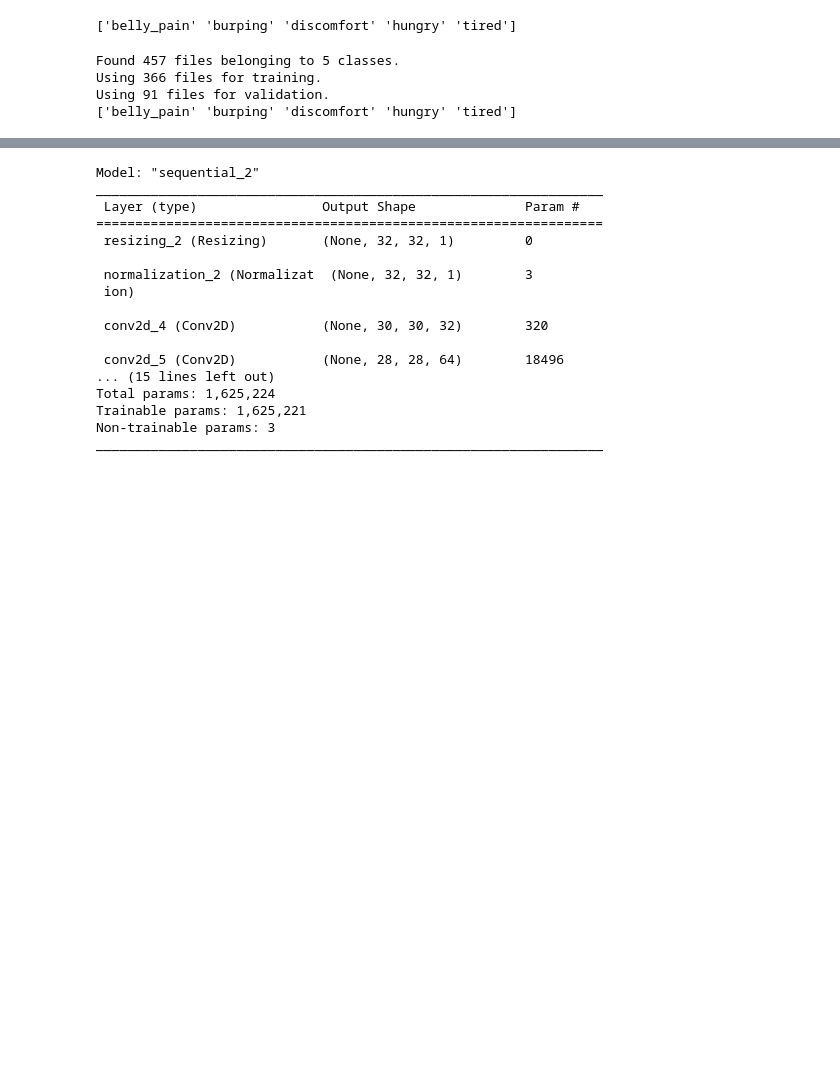
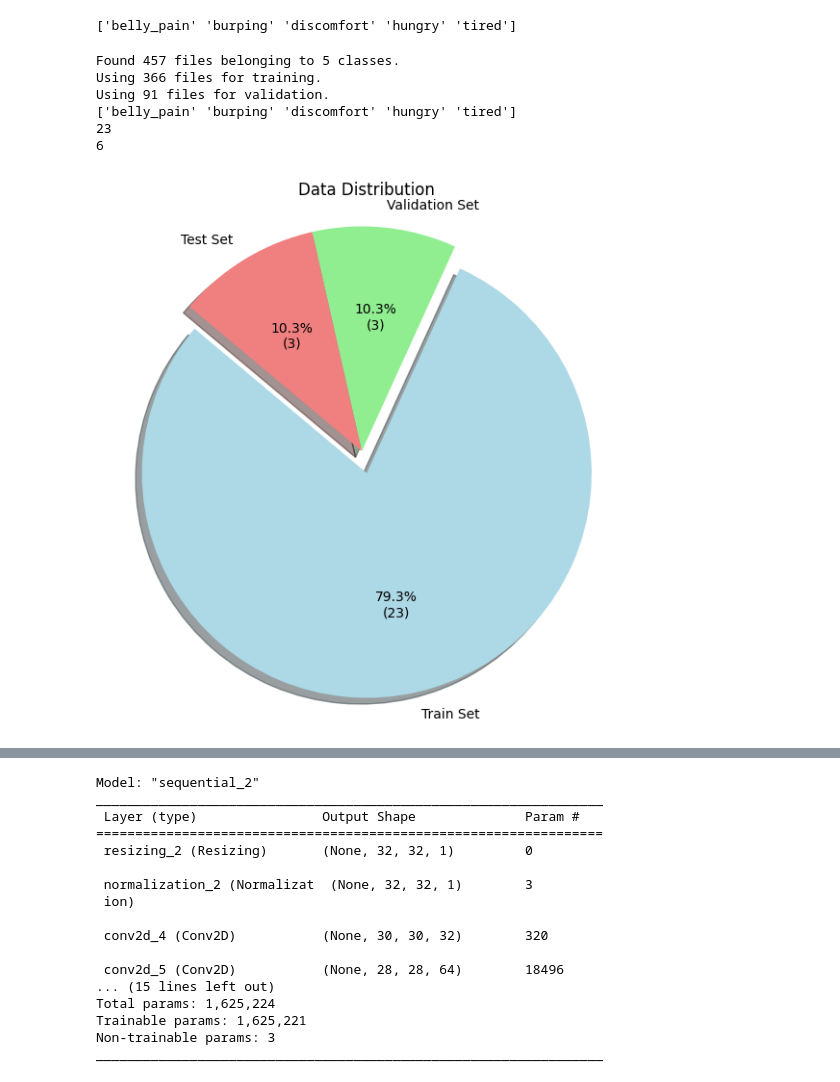
Before and after one commit to sanathaDhipa/speech-infant-classification, a Jupyter notebook: infantClassification.ipynb, the cells around one changed output, grey strips where cells are left out. Drawn from its saved outputs; the diff is of its cells as text; code cells hidden in the pictures; blank space fills up the shorter version.

```diff
--- a/infantClassification.ipynb
+++ b/infantClassification.ipynb
@@ -25,11 +28,15 @@ train_set, val_set = tf.keras.utils.audio_dataset_from_directory(
 
 label_names = np.array(train_set.class_names)
 print(label_names)
+print(len(train_set))
+print(len(val_set))
 # %% [output]
 Found 457 files belonging to 5 classes.
 Using 366 files for training.
 Using 91 files for validation.
 ['belly_pain' 'burping' 'discomfort' 'hungry' 'tired']
+23
+6
 # %%
 def squeeze(audio, label):
     audio=tf.squeeze(audio, axis=-1)
@@ -40,6 +47,27 @@ val_set = val_set.map(squeeze, tf.data.AUTOTUNE)
 
 test_set = val_set.shard(num_shards=2, index=0)
 val_set = val_set.shard(num_shards=2, index=1)
+# %%
+train_samples = len(list(train_set))
+val_samples = len(list(val_set))
+test_samples = len(list(test_set))
+
+labels = ['Train Set', 'Validation Set', 'Test Set']
+sizes = [train_samples, val_samples, test_samples]
+colors = ['lightblue', 'lightgreen', 'lightcoral']
+explode = (0.1, 0, 0)
+
+def autopct_format(pct, allvals):
+    absolute = int(pct/100.*np.sum(allvals))
+    return f"{pct:.1f}%\n({absolute})"
+
+plt.figure(figsize=(7, 7))
+plt.pie(sizes, explode=explode, labels=labels, colors=colors, autopct=lambda pct: autopct_format(pct, sizes), shadow=True, startangle=140)
+plt.axis('equal')  # Equal aspect ratio ensures that pie is drawn as a circle.
+plt.title('Data Distribution')
+plt.show()
+# %% [output]
+[figure, added]
 # %%
 def get_spectogram(waveform):
     spectogram=tf.signal.stft(
```
Also changed, not shown: parts of 9 cells of this notebook.
